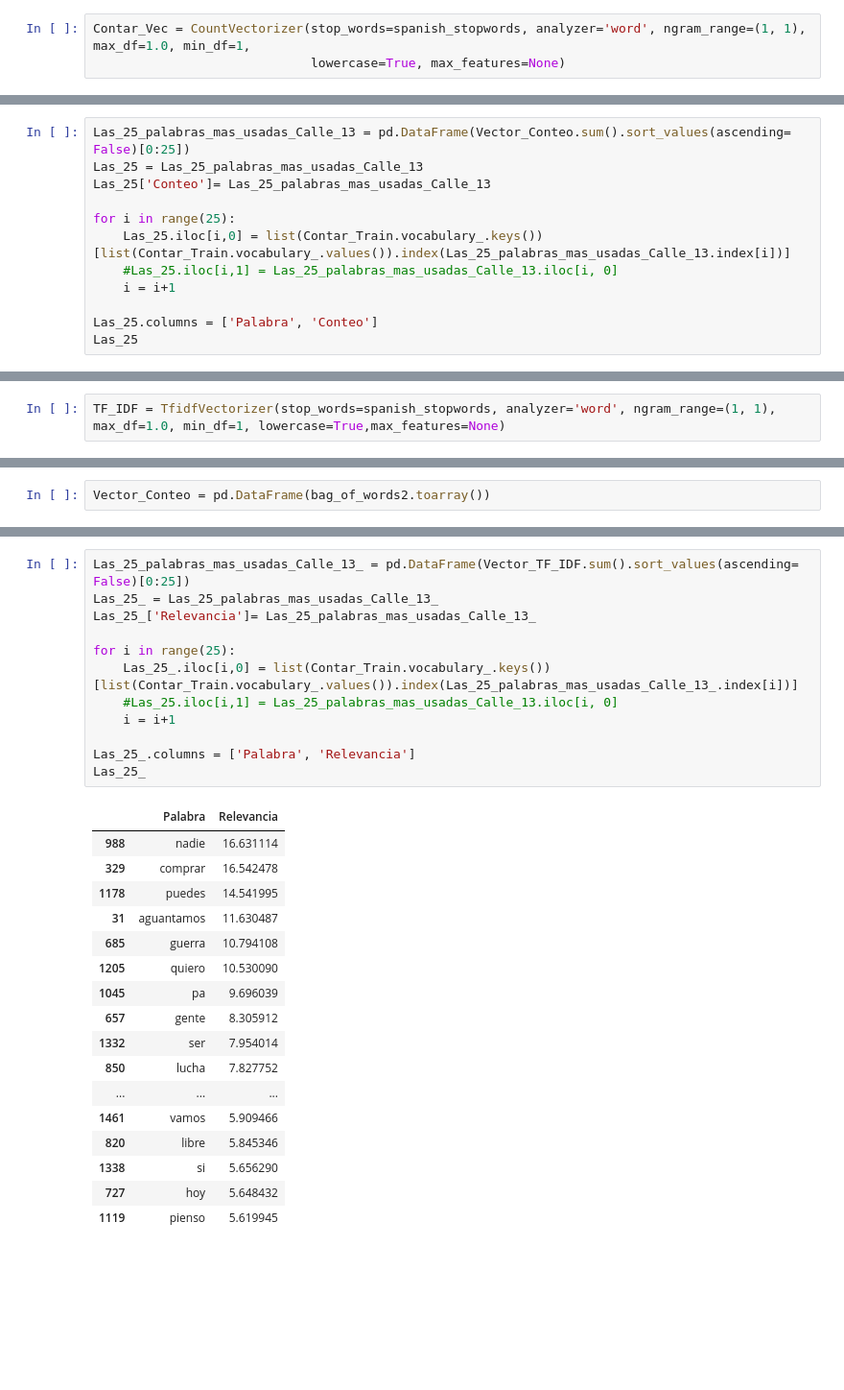
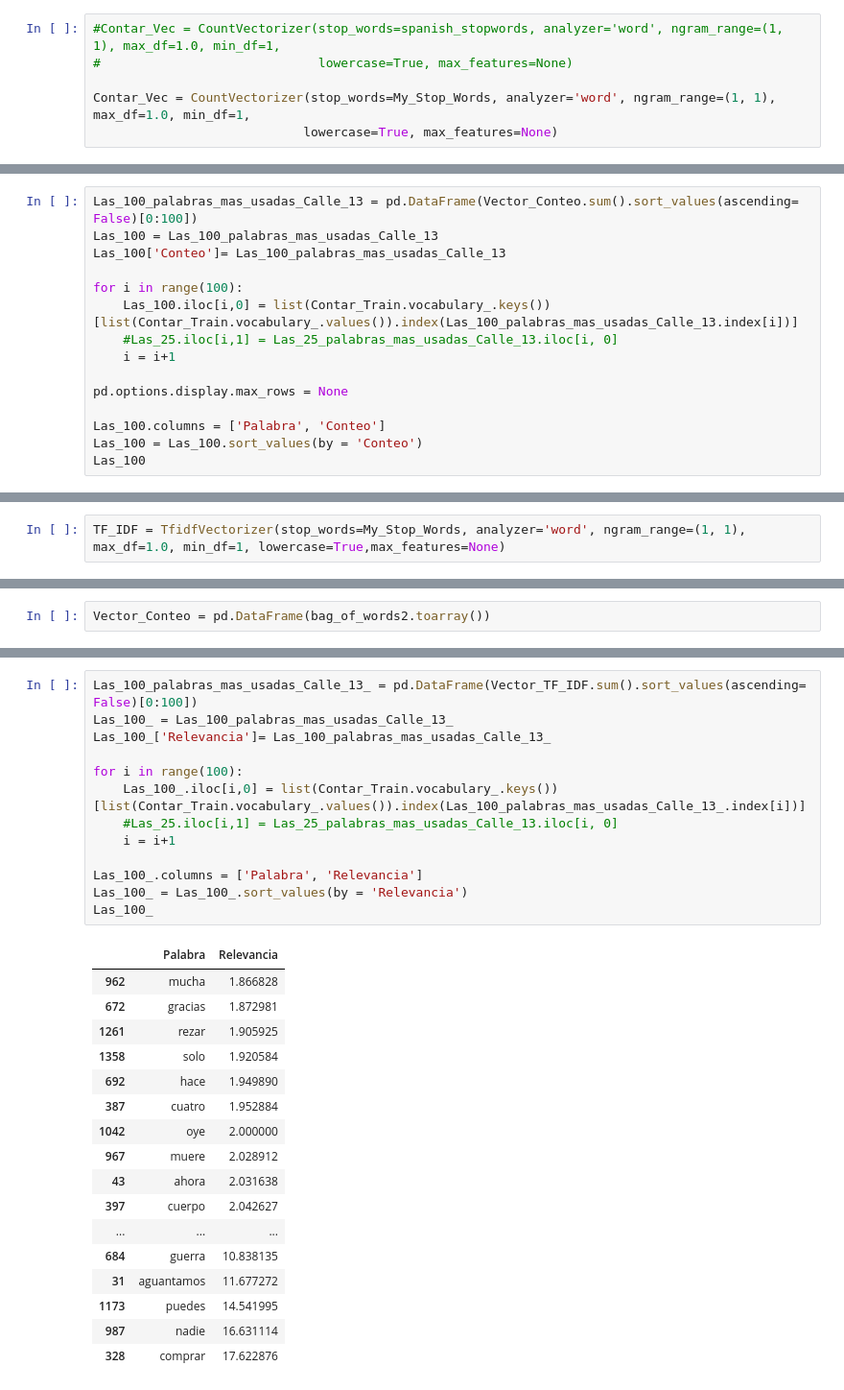
Before and after one commit to juansramos/NLP, a Jupyter notebook: Taller 10 Canciones.ipynb, the cells around one changed output, grey strips where cells are left out. Shown at 96% size. Saved outputs shown, nothing was run; the diff lists cells and outputs as text; blank space fills up the shorter version.

```diff
--- a/Taller 10 Canciones.ipynb
+++ b/Taller 10 Canciones.ipynb
@@ -987,8 +997,11 @@ Total_Canciones
 from sklearn.feature_extraction.text import CountVectorizer
 from sklearn.feature_extraction.text import TfidfVectorizer
 # %%
-Contar_Vec = CountVectorizer(stop_words=spanish_stopwords, analyzer='word', ngram_range=(1, 1), max_df=1.0, min_df=1,
-                             lowercase=True, max_features=None)
+#Contar_Vec = CountVectorizer(stop_words=spanish_stopwords, analyzer='word', ngram_range=(1, 1), max_df=1.0, min_df=1,
+#                             lowercase=True, max_features=None)
+
+Contar_Vec = CountVectorizer(stop_words=My_Stop_Words, analyzer='word', ngram_range=(1, 1), max_df=1.0, min_df=1,
+                            lowercase=True, max_features=None)
 # %%
 Contar_Vec
 # %% [output]
@@ -1054,14 +1073,17 @@ El corpus cuenta con 771 frases y  1547 palabras diferentes
 # %%
-Las_25_palabras_mas_usadas_Calle_13 = pd.DataFrame(Vector_Conteo.sum().sort_values(ascending= False)[0:25])
-Las_25 = Las_25_palabras_mas_usadas_Calle_13
-Las_25['Conteo']= Las_25_palabras_mas_usadas_Calle_13
+Las_100_palabras_mas_usadas_Calle_13 = pd.DataFrame(Vector_Conteo.sum().sort_values(ascending= False)[0:100])
+Las_100 = Las_100_palabras_mas_usadas_Calle_13
+Las_100['Conteo']= Las_100_palabras_mas_usadas_Calle_13
 
-for i in range(25):
-    Las_25.iloc[i,0] = list(Contar_Train.vocabulary_.keys())[list(Contar_Train.vocabulary_.values()).index(Las_25_palabras_mas_usadas_Calle_13.index[i])]
+for i in range(100):
+    Las_100.iloc[i,0] = list(Contar_Train.vocabulary_.keys())[list(Contar_Train.vocabulary_.values()).index(Las_100_palabras_mas_usadas_Calle_13.index[i])]
     #Las_25.iloc[i,1] = Las_25_palabras_mas_usadas_Calle_13.iloc[i, 0]
     i = i+1
 
-Las_25.columns = ['Palabra', 'Conteo']
-Las_25
+pd.options.display.max_rows = None
+
+Las_100.columns = ['Palabra', 'Conteo']
+Las_100 = Las_100.sort_values(by = 'Conteo')
+Las_100
 # %% [output]
 |  | Palabra | Conteo |
@@ -1086,7 +1141,7 @@ Las_25
 # %% [markdown]
 #### Mide con qué frecuencia aparece un término o frase dentro de un documento determinado, y lo compara con el número de documentos que mencionan ese  término dentro de una colección entera de documentos.
 # %%
-TF_IDF = TfidfVectorizer(stop_words=spanish_stopwords, analyzer='word', ngram_range=(1, 1), max_df=1.0, min_df=1, lowercase=True,max_features=None)
+TF_IDF = TfidfVectorizer(stop_words=My_Stop_Words, analyzer='word', ngram_range=(1, 1), max_df=1.0, min_df=1, lowercase=True,max_features=None)
 # %%
 bag_of_words2 = TF_IDF.fit_transform(Total_Canciones)
 # %%
@@ -1136,30 +1195,31 @@ El corpus cuenta con 771 frases y  1547 palabras diferentes
 # %%
-Las_25_palabras_mas_usadas_Calle_13_ = pd.DataFrame(Vector_TF_IDF.sum().sort_values(ascending= False)[0:25])
-Las_25_ = Las_25_palabras_mas_usadas_Calle_13_
-Las_25_['Relevancia']= Las_25_palabras_mas_usadas_Calle_13_
+Las_100_palabras_mas_usadas_Calle_13_ = pd.DataFrame(Vector_TF_IDF.sum().sort_values(ascending= False)[0:100])
+Las_100_ = Las_100_palabras_mas_usadas_Calle_13_
+Las_100_['Relevancia']= Las_100_palabras_mas_usadas_Calle_13_
 
-for i in range(25):
-    Las_25_.iloc[i,0] = list(Contar_Train.vocabulary_.keys())[list(Contar_Train.vocabulary_.values()).index(Las_25_palabras_mas_usadas_Calle_13_.index[i])]
+for i in range(100):
+    Las_100_.iloc[i,0] = list(Contar_Train.vocabulary_.keys())[list(Contar_Train.vocabulary_.values()).index(Las_100_palabras_mas_usadas_Calle_13_.index[i])]
     #Las_25.iloc[i,1] = Las_25_palabras_mas_usadas_Calle_13.iloc[i, 0]
     i = i+1
 
-Las_25_.columns = ['Palabra', 'Relevancia']
-Las_25_
+Las_100_.columns = ['Palabra', 'Relevancia']
+Las_100_ = Las_100_.sort_values(by = 'Relevancia')
+Las_100_
 # %% [output]
 |  | Palabra | Relevancia |
-| 988 | nadie | 16.631114 |
-| 329 | comprar | 16.542478 |
-| 1178 | puedes | 14.541995 |
-| 31 | aguantamos | 11.630487 |
-| 685 | guerra | 10.794108 |
-| 1205 | quiero | 10.530090 |
-| 1045 | pa | 9.696039 |
-| 657 | gente | 8.305912 |
-| 1332 | ser | 7.954014 |
-| 850 | lucha | 7.827752 |
+| 962 | mucha | 1.866828 |
+| 672 | gracias | 1.872981 |
+| 1261 | rezar | 1.905925 |
+| 1358 | solo | 1.920584 |
+| 692 | hace | 1.949890 |
+| 387 | cuatro | 1.952884 |
+| 1042 | oye | 2.000000 |
+| 967 | muere | 2.028912 |
+| 43 | ahora | 2.031638 |
+| 397 | cuerpo | 2.042627 |
 | ... | ... | ... |
-| 1461 | vamos | 5.909466 |
-| 820 | libre | 5.845346 |
-| 1338 | si | 5.656290 |
-| 727 | hoy | 5.648432 |
-| 1119 | pienso | 5.619945 |
+| 684 | guerra | 10.838135 |
+| 31 | aguantamos | 11.677272 |
+| 1173 | puedes | 14.541995 |
+| 987 | nadie | 16.631114 |
+| 328 | comprar | 17.622876 |
```
Also changed, not shown: parts of 25 cells of this notebook.
